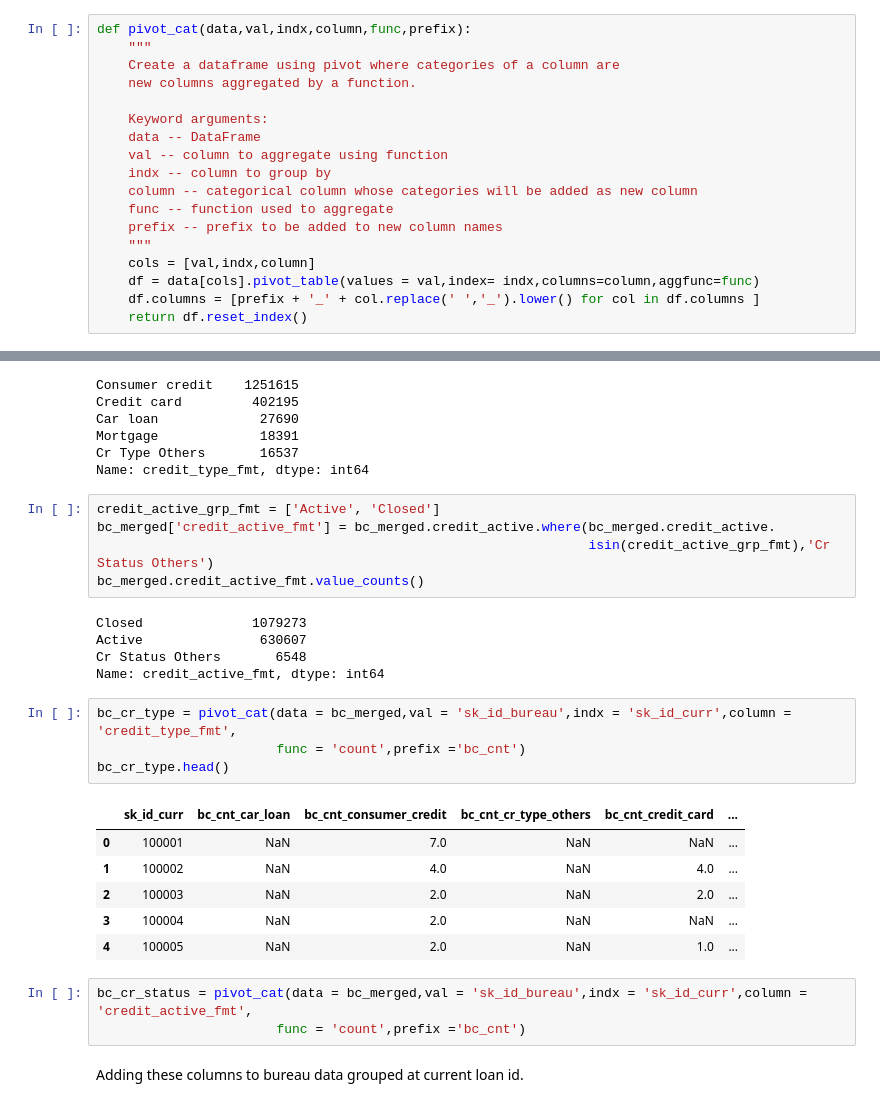
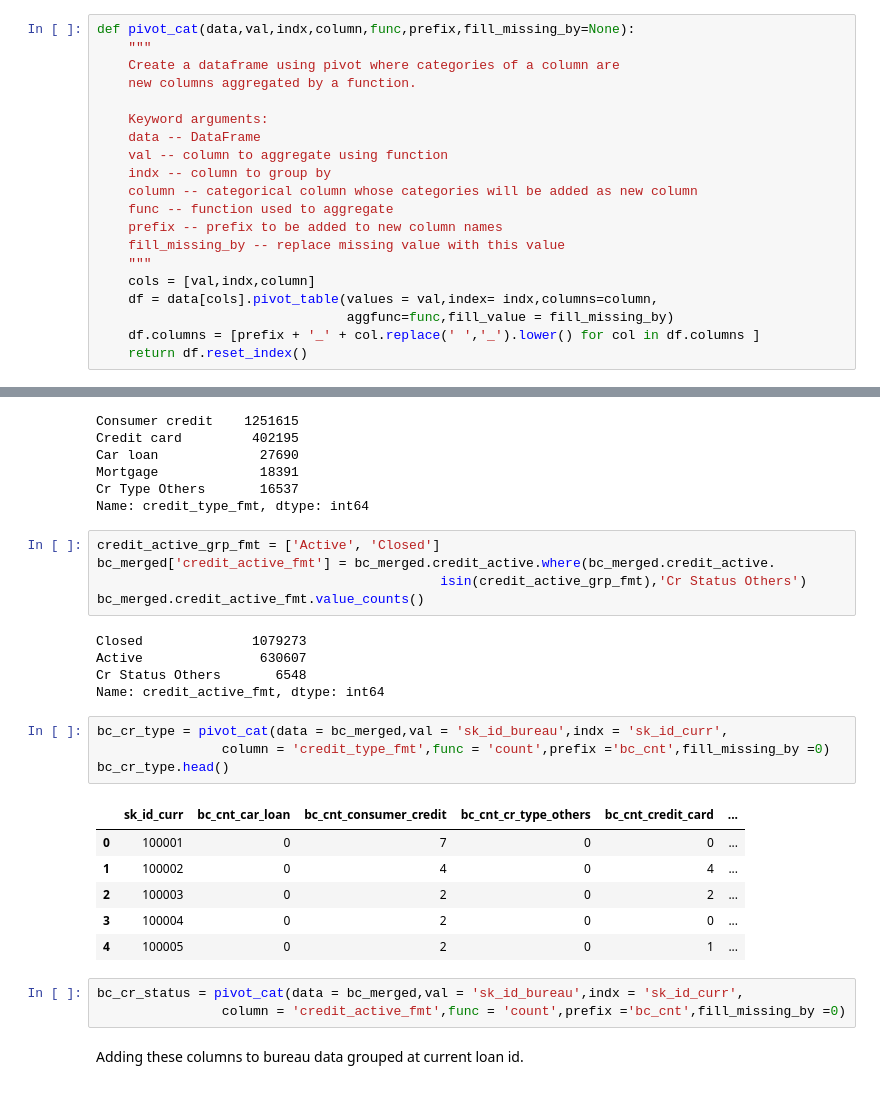
Before and after one commit to rohanML/Springboard, a Jupyter notebook: home_credit_default_risk/notebooks/01_Data_Wrangling.ipynb, the cells around one changed output, grey strips where cells are left out. Saved outputs shown, nothing was run; the diff lists cells and outputs as text.

Commit message:
added fill missing to pivot_cat

```diff
--- a/home_credit_default_risk/notebooks/01_Data_Wrangling.ipynb
+++ b/home_credit_default_risk/notebooks/01_Data_Wrangling.ipynb
@@ -1272,7 +1321,7 @@ We have name_contract_type feature which indicates the kind of loan(cash/consume
 eg If a client had 2 consumer and 3 cash loans, then against that client, we will have 2 in count of consumer loan column and 3 in count of cash loans column.
 The function __pivot_cat__ does this job.
 # %%
-def pivot_cat(data,val,indx,column,func,prefix):
+def pivot_cat(data,val,indx,column,func,prefix,fill_missing_by=None):
     """
     Create a dataframe using pivot where categories of a column are
     new columns aggregated by a function.
@@ -1284,9 +1333,11 @@ def pivot_cat(data,val,indx,column,func,prefix):
     column -- categorical column whose categories will be added as new column
     func -- function used to aggregate
     prefix -- prefix to be added to new column names
+    fill_missing_by -- replace missing value with this value
     """
     cols = [val,indx,column]
-    df = data[cols].pivot_table(values = val,index= indx,columns=column,aggfunc=func)
+    df = data[cols].pivot_table(values = val,index= indx,columns=column,
+                                aggfunc=func,fill_value = fill_missing_by)
     df.columns = [prefix + '_' + col.replace(' ','_').lower() for col in df.columns ]
     return df.reset_index()
 # %%
@@ -1413,7 +1464,7 @@ Name: credit_type_fmt, dtype: int64
 # %%
 credit_active_grp_fmt = ['Active', 'Closed']
 bc_merged['credit_active_fmt'] = bc_merged.credit_active.where(bc_merged.credit_active.
-                                                               isin(credit_active_grp_fmt),'Cr Status Others')
+                                            isin(credit_active_grp_fmt),'Cr Status Others')
 bc_merged.credit_active_fmt.value_counts()
 # %% [output]
 Closed              1079273
@@ -1421,19 +1472,19 @@ Active               630607
 Cr Status Others       6548
 Name: credit_active_fmt, dtype: int64
 # %%
-bc_cr_type = pivot_cat(data = bc_merged,val = 'sk_id_bureau',indx = 'sk_id_curr',column = 'credit_type_fmt',
-                       func = 'count',prefix ='bc_cnt')
+bc_cr_type = pivot_cat(data = bc_merged,val = 'sk_id_bureau',indx = 'sk_id_curr',
+                column = 'credit_type_fmt',func = 'count',prefix ='bc_cnt',fill_missing_by =0)
 bc_cr_type.head()
 # %% [output]
 |  | sk_id_curr | bc_cnt_car_loan | bc_cnt_consumer_credit | bc_cnt_cr_type_others | bc_cnt_credit_card | ... |
-| 0 | 100001 | NaN | 7.0 | NaN | NaN | ... |
-| 1 | 100002 | NaN | 4.0 | NaN | 4.0 | ... |
-| 2 | 100003 | NaN | 2.0 | NaN | 2.0 | ... |
-| 3 | 100004 | NaN | 2.0 | NaN | NaN | ... |
-| 4 | 100005 | NaN | 2.0 | NaN | 1.0 | ... |
+| 0 | 100001 | 0 | 7 | 0 | 0 | ... |
+| 1 | 100002 | 0 | 4 | 0 | 4 | ... |
+| 2 | 100003 | 0 | 2 | 0 | 2 | ... |
+| 3 | 100004 | 0 | 2 | 0 | 0 | ... |
+| 4 | 100005 | 0 | 2 | 0 | 1 | ... |
 # %%
-bc_cr_status = pivot_cat(data = bc_merged,val = 'sk_id_bureau',indx = 'sk_id_curr',column = 'credit_active_fmt',
-                       func = 'count',prefix ='bc_cnt')
+bc_cr_status = pivot_cat(data = bc_merged,val = 'sk_id_bureau',indx = 'sk_id_curr',
+                column = 'credit_active_fmt',func = 'count',prefix ='bc_cnt',fill_missing_by =0)
 # %% [markdown]
 Adding these columns to bureau data grouped at current loan id.
 # %%
```
Also changed, not shown: parts of 26 cells of this notebook.
